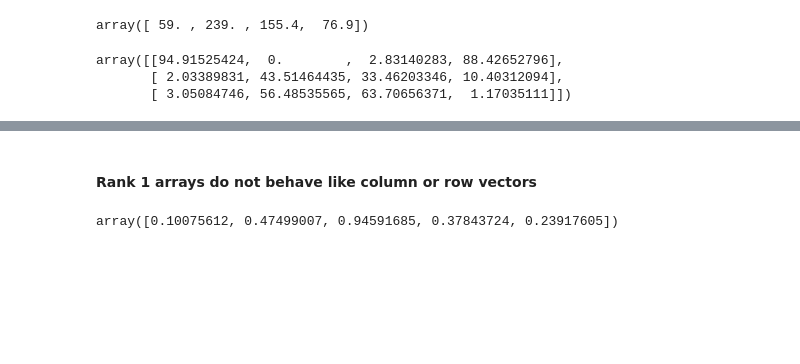
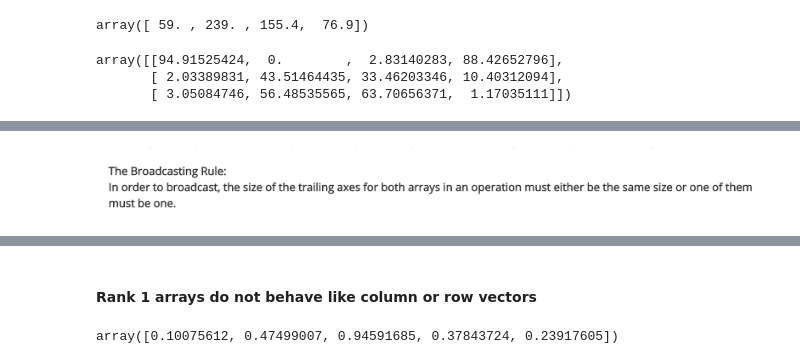
Before and after one commit to georgezoto/Neural-Networks-and-Deep-Learning, a Jupyter notebook: Logistic Regression as a Neural Network/Python_and_Vectorization.ipynb, the cells around one changed output, grey strips where cells are left out. Cells and saved outputs as stored; diff of their text form; code cells hidden in the pictures; blank space fills up the shorter version.

Commit message:
Add NumPy links, definition and examples of Broadcasting

```diff
--- a/Logistic Regression as a Neural Network/Python_and_Vectorization.ipynb
+++ b/Logistic Regression as a Neural Network/Python_and_Vectorization.ipynb
@@ -74,0 +78,4 @@ array([[94.91525424,  0.        ,  2.83140283, 88.42652796],
+# %%
+Image('Broadcasting 1.png', width=800)
+# %% [output]
+[figure, added]
```
Also changed, not shown: parts of 13 cells of this notebook.
